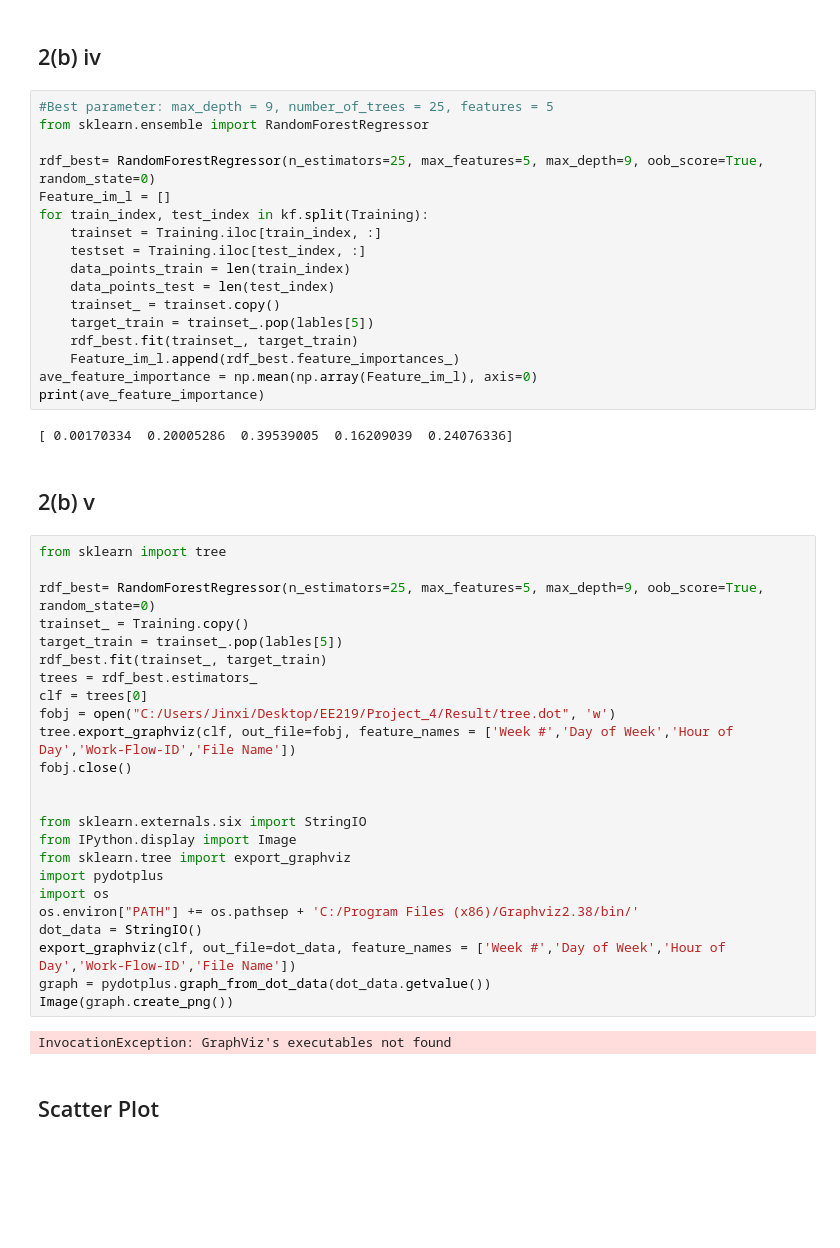
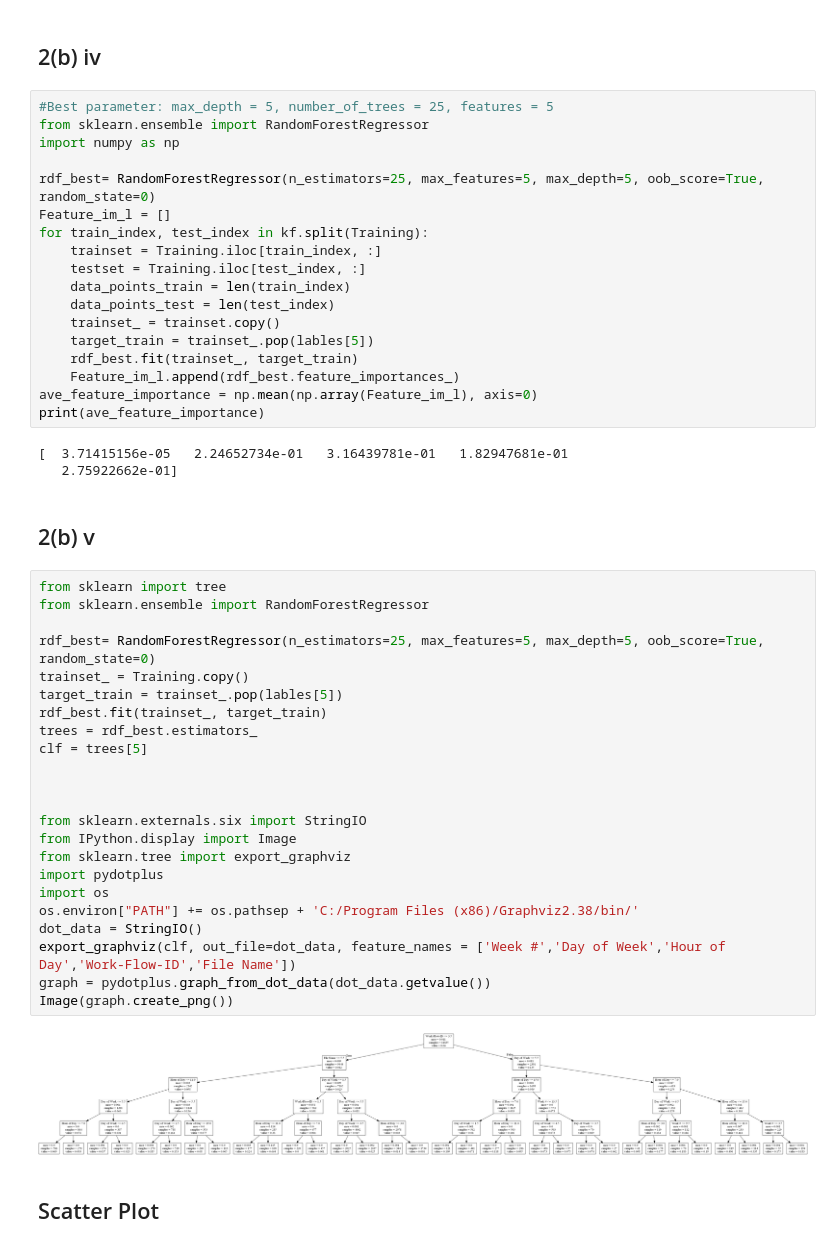
Before and after one commit to HonglanHuang/ee219, a Jupyter notebook: project4/codes/Part 2b.ipynb, the cells around one changed output. Drawn from its saved outputs; the diff is of its cells as text; blank space fills up the shorter version.

Commit message:
All code and results

```diff
--- a/project4/codes/Part 2b.ipynb
+++ b/project4/codes/Part 2b.ipynb
@@ -301,10 +301,11 @@ plt.show()
 2(b) iv
 ---
 # %%
-#Best parameter: max_depth = 9, number_of_trees = 25, features = 5
+#Best parameter: max_depth = 5, number_of_trees = 25, features = 5
 from sklearn.ensemble import RandomForestRegressor
+import numpy as np
 
-rdf_best= RandomForestRegressor(n_estimators=25, max_features=5, max_depth=9, oob_score=True, random_state=0)
+rdf_best= RandomForestRegressor(n_estimators=25, max_features=5, max_depth=5, oob_score=True, random_state=0)
 Feature_im_l = []
 for train_index, test_index in kf.split(Training):
     trainset = Training.iloc[train_index, :]
@@ -318,36 +319,36 @@ for train_index, test_index in kf.split(Training):
 ave_feature_importance = np.mean(np.array(Feature_im_l), axis=0)
 print(ave_feature_importance)
 # %% [output]
-[ 0.00170334  0.20005286  0.39539005  0.16209039  0.24076336]
+[  3.71415156e-05   2.24652734e-01   3.16439781e-01   1.82947681e-01
+   2.75922662e-01]
 # %% [markdown]
 2(b) v
 ---
 # %%
 from sklearn import tree
+from sklearn.ensemble import RandomForestRegressor
 
-rdf_best= RandomForestRegressor(n_estimators=25, max_features=5, max_depth=9, oob_score=True, random_state=0)
+rdf_best= RandomForestRegressor(n_estimators=25, max_features=5, max_depth=5, oob_score=True, random_state=0)
 trainset_ = Training.copy()
 target_train = trainset_.pop(lables[5])
 rdf_best.fit(trainset_, target_train)
 trees = rdf_best.estimators_
-clf = trees[0]
-fobj = open("C:/Users/Jinxi/Desktop/EE219/Project_4/Result/tree.dot", 'w')
-tree.export_graphviz(clf, out_file=fobj, feature_names = ['Week #','Day of Week','Hour of Day','Work-Flow-ID','File Name'])
-fobj.close()
+clf = trees[5]
+
 
 
 from sklearn.externals.six import StringIO
 from IPython.display import Image
 from sklearn.tree import export_graphviz
 import pydotplus
 import os
 os.environ["PATH"] += os.pathsep + 'C:/Program Files (x86)/Graphviz2.38/bin/'
 dot_data = StringIO()
 export_graphviz(clf, out_file=dot_data, feature_names = ['Week #','Day of Week','Hour of Day','Work-Flow-ID','File Name'])
 graph = pydotplus.graph_from_dot_data(dot_data.getvalue())
 Image(graph.create_png())
 # %% [output]
-InvocationException: GraphViz's executables not found
+[figure, added]
 # %% [markdown]
 Scatter Plot
 ---
```
Also changed, not shown: parts of 1 cell of this notebook.
